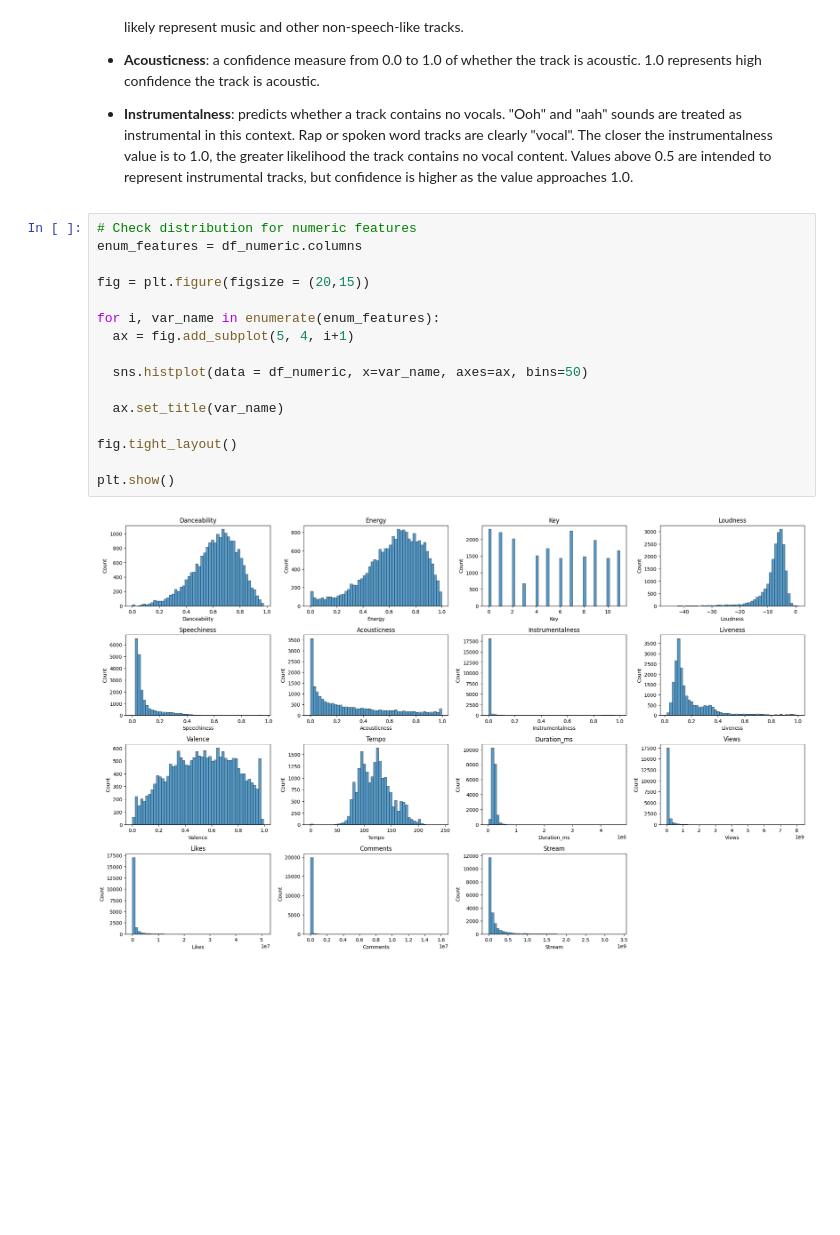
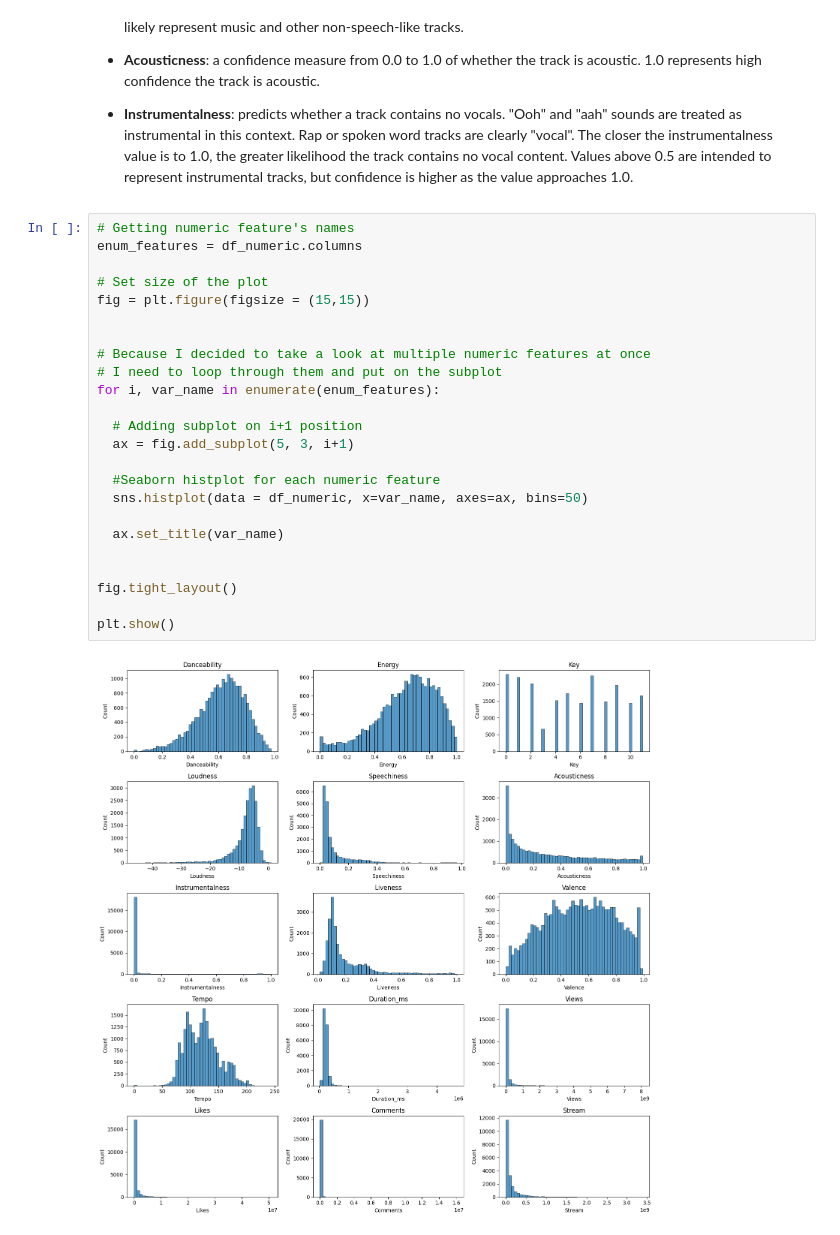
Before and after one commit to IliaGamov/Youtube_Spotify_music_EDA, a Jupyter notebook: Spotify_Youtube_music_EDA.ipynb, the cells around one changed output. Drawn from its saved outputs; the diff is of its cells as text; blank space fills up the shorter version.

```diff
--- a/Spotify_Youtube_music_EDA.ipynb
+++ b/Spotify_Youtube_music_EDA.ipynb
@@ -91,20 +95,28 @@ And to make everything clear I'd like to add explanation for some features:
 
 * **Instrumentalness**: predicts whether a track contains no vocals. "Ooh" and "aah" sounds are treated as instrumental in this context. Rap or spoken word tracks are clearly "vocal". The closer the instrumentalness value is to 1.0, the greater likelihood the track contains no vocal content. Values above 0.5 are intended to represent instrumental tracks, but confidence is higher as the value approaches 1.0.
 # %%
-# Check distribution for numeric features
+# Getting numeric feature's names
 enum_features = df_numeric.columns
 
-fig = plt.figure(figsize = (20,15))
+# Set size of the plot
+fig = plt.figure(figsize = (15,15))
 
+
+# Because I decided to take a look at multiple numeric features at once
+# I need to loop through them and put on the subplot
 for i, var_name in enumerate(enum_features):
-  ax = fig.add_subplot(5, 4, i+1)
 
+  # Adding subplot on i+1 position
+  ax = fig.add_subplot(5, 3, i+1)
+
+  #Seaborn histplot for each numeric feature
   sns.histplot(data = df_numeric, x=var_name, axes=ax, bins=50)
 
   ax.set_title(var_name)
 
+
 fig.tight_layout()
 
 plt.show()
 # %% [output]
-[figure, old version]
+[figure, new version]
```
Also changed, not shown: parts of 5 cells of this notebook.
